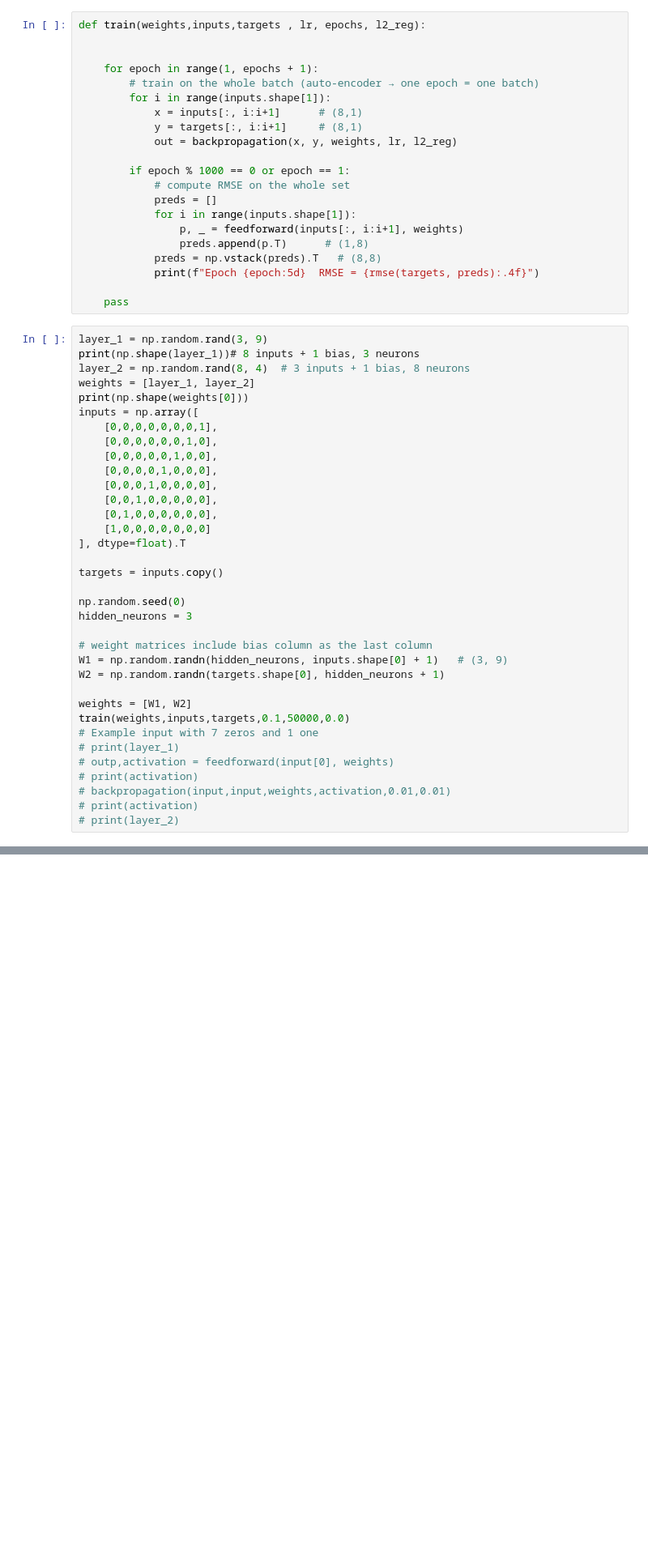
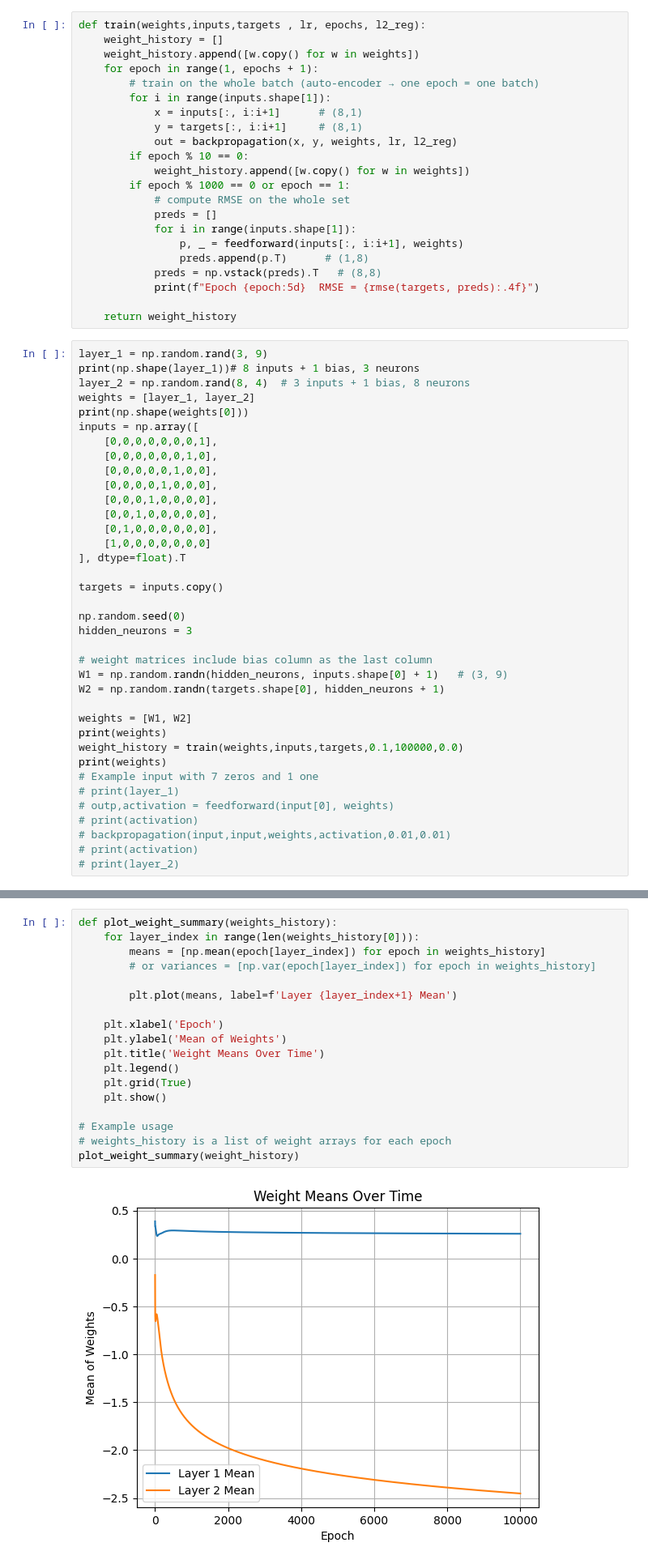
Before and after one commit to j0sh162/ACML_BackProp, a Jupyter notebook: BackProp.ipynb, the cells around one changed output, grey strips where cells are left out. Shown at 81% size. Drawn from its saved outputs; the diff is of its cells as text; blank space fills up the shorter version.

Commit message:
visuals

```diff
--- a/BackProp.ipynb
+++ b/BackProp.ipynb
@@ -86,15 +88,16 @@ def rmse(y_true, y_pred):
     return np.sqrt(np.mean((y_true - y_pred) ** 2))
 # %%
 def train(weights,inputs,targets , lr, epochs, l2_reg):
-
-
+    weight_history = []
+    weight_history.append([w.copy() for w in weights])
     for epoch in range(1, epochs + 1):
         # train on the whole batch (auto‑encoder → one epoch = one batch)
         for i in range(inputs.shape[1]):
             x = inputs[:, i:i+1]      # (8,1)
             y = targets[:, i:i+1]     # (8,1)
             out = backpropagation(x, y, weights, lr, l2_reg)
-
+        if epoch % 10 == 0:
+            weight_history.append([w.copy() for w in weights])
         if epoch % 1000 == 0 or epoch == 1:
             # compute RMSE on the whole set
             preds = []
@@ -104,7 +107,7 @@ def train(weights,inputs,targets , lr, epochs, l2_reg):
             preds = np.vstack(preds).T   # (8,8)
             print(f"Epoch {epoch:5d}  RMSE = {rmse(targets, preds):.4f}")
 
-    pass
+    return weight_history
 # %%
 layer_1 = np.random.rand(3, 9)
 print(np.shape(layer_1))# 8 inputs + 1 bias, 3 neurons
@@ -132,7 +135,9 @@ W1 = np.random.randn(hidden_neurons, inputs.shape[0] + 1)   # (3, 9)
 W2 = np.random.randn(targets.shape[0], hidden_neurons + 1)
 
 weights = [W1, W2]
-train(weights,inputs,targets,0.1,50000,0.0)
+print(weights)
+weight_history = train(weights,inputs,targets,0.1,100000,0.0)
+print(weights)
 # Example input with 7 zeros and 1 one
 # print(layer_1)
 # outp,activation = feedforward(input[0], weights)
@@ -160,0 +193,20 @@ Epoch 50000  RMSE = 0.0164
+# %%
+def plot_weight_summary(weights_history):
+    for layer_index in range(len(weights_history[0])):
+        means = [np.mean(epoch[layer_index]) for epoch in weights_history]
+        # or variances = [np.var(epoch[layer_index]) for epoch in weights_history]
+
+        plt.plot(means, label=f'Layer {layer_index+1} Mean')
+
+    plt.xlabel('Epoch')
+    plt.ylabel('Mean of Weights')
+    plt.title('Weight Means Over Time')
+    plt.legend()
+    plt.grid(True)
+    plt.show()
+
+# Example usage
+# weights_history is a list of weight arrays for each epoch
+plot_weight_summary(weight_history)
+# %% [output]
+[figure, added]
```
Also changed, not shown: parts of 5 cells of this notebook.
